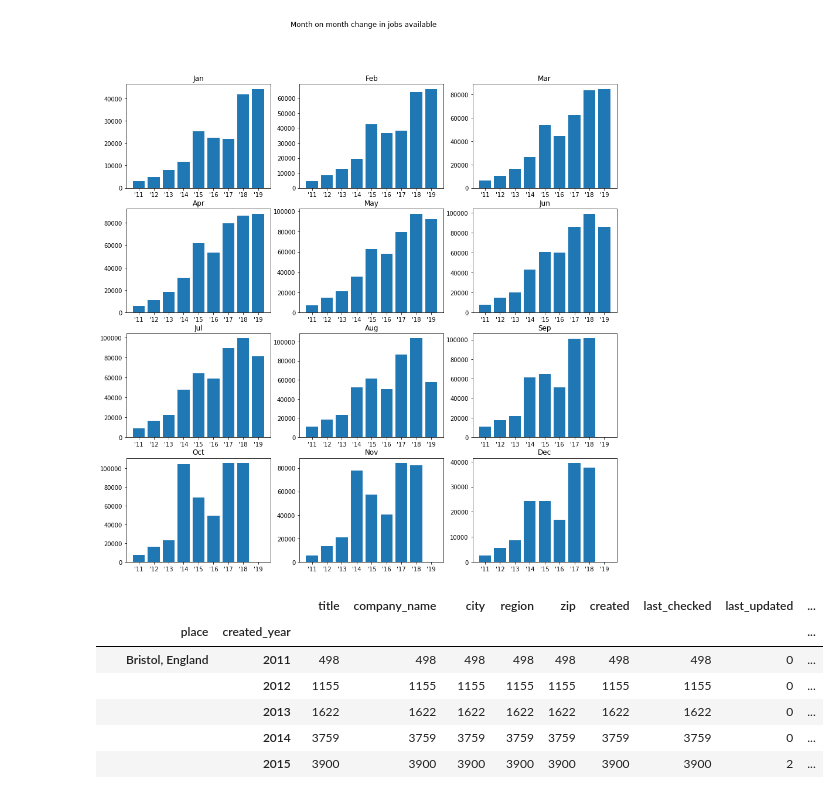
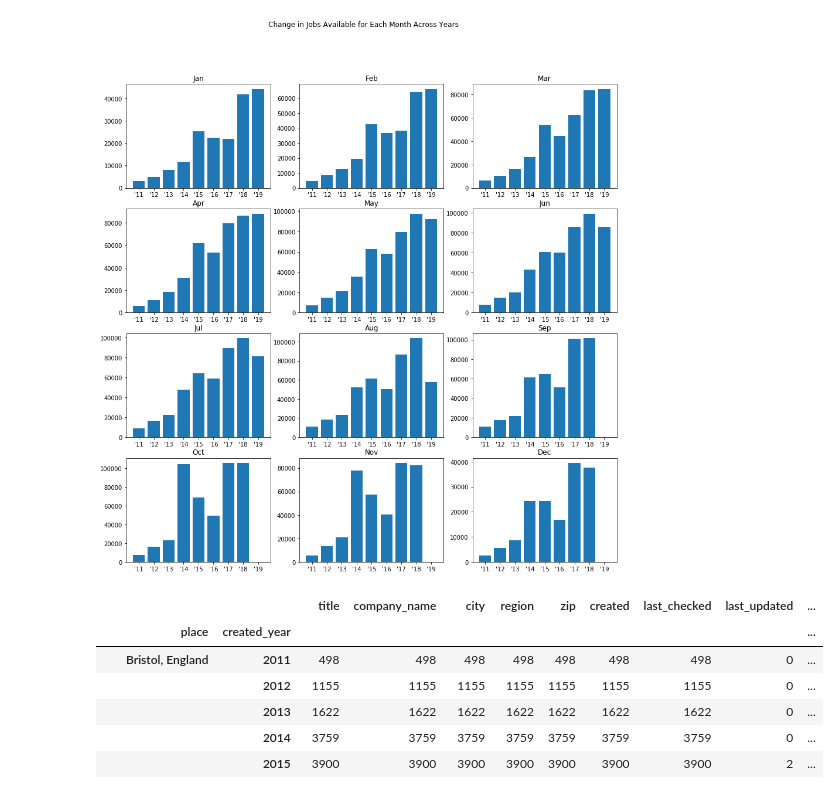
Before and after one commit to Khumo94/citadel-datathon-2019, a Jupyter notebook: load-dataset-1.ipynb, the cells around one changed output. Cells and saved outputs as stored; diff of their text form; code cells hidden in the pictures.

```diff
--- a/load-dataset-1.ipynb
+++ b/load-dataset-1.ipynb
@@ -61,25 +61,25 @@ for ax in axs.flat:
 # %%
 #plot by month
 # plt.figure(figsize=(20,10))
 fig, axs = plt.subplots(nrows=4, ncols=3, figsize=(15,15))
-fig.suptitle('Month on month change in jobs available')
+fig.suptitle('Change in Jobs Available for Each Month Across Years')
 
 datesListnp = np.array(datesList2)
 
 # datesListnp = np.array(map(lambda x : x.split()[1], datesListnp))
 jobcountsListnp = np.array(jobcountsList)
 # for i, year in enumerate(years):
 
 for ax,dates, jobcounts in zip(axs.flat, datesListnp.T, jobcountsListnp.T):
     newdates = [date.split()[1] for date in dates]
     mth = dates[0].split()[0]
     ax.bar(newdates,jobcounts)
     ax.set_title(str(mth))
 
 # for ax in axs.flat:
 #     ax.label_outer()
 # %% [output]
-[figure, old version]
+[figure, new version]
 # %%
 job_listings["place"] = jobs_listings["city"] + ", " + job_listings["region"]
 job_listings_place = job_listings.dropna(subset=["place"])
```
Also changed, not shown: parts of 3 cells of this notebook, 3 other files.
